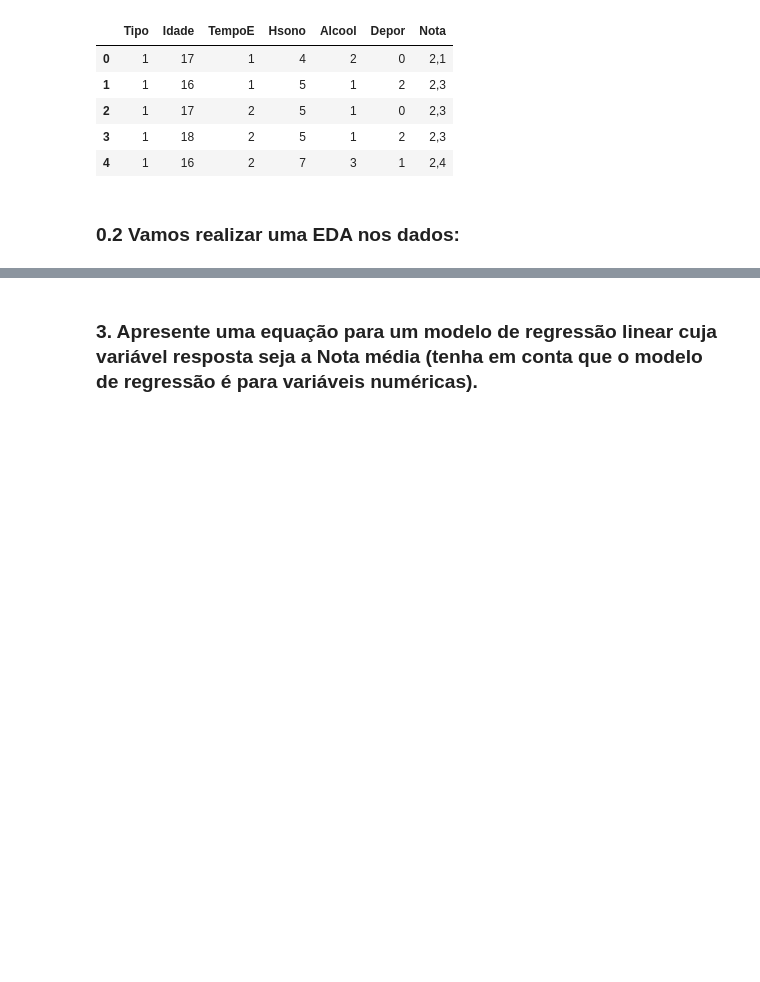
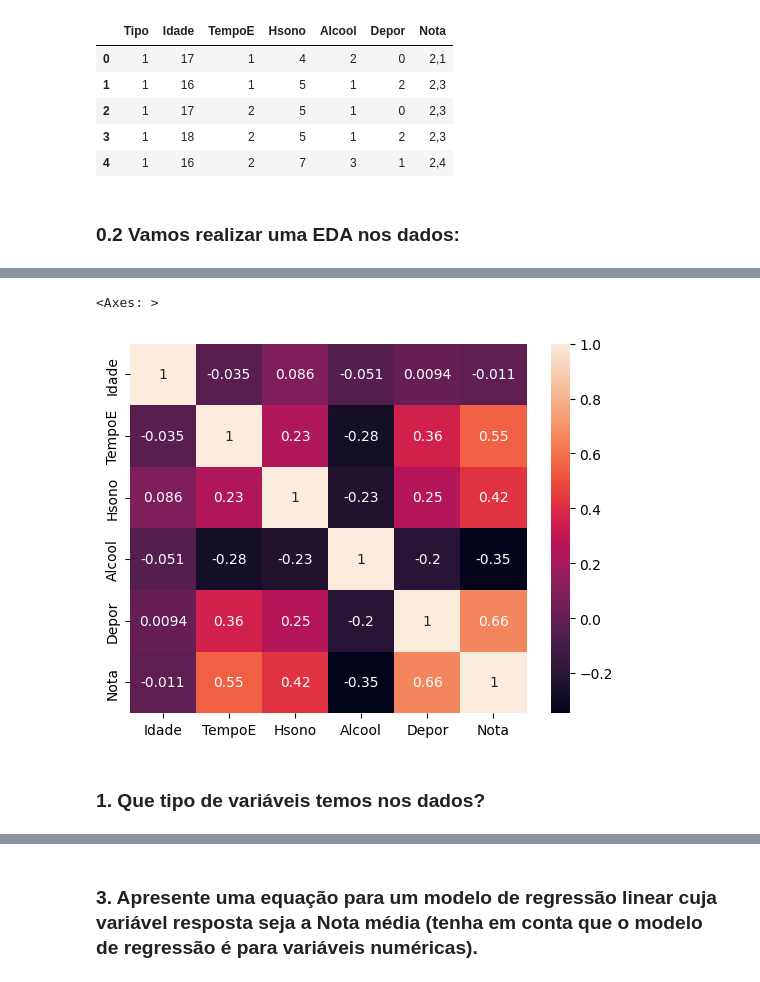
Before and after one commit to Vieirbat/analise-regressao, a Jupyter notebook: p1.ipynb, the cells around one changed output, grey strips where cells are left out. Cells and saved outputs as stored; diff of their text form; code cells hidden in the pictures; blank space fills up the shorter version.

```diff
--- a/p1.ipynb
+++ b/p1.ipynb
@@ -40,0 +364,7 @@ dados = pd.read_csv('Estudantes.csv', sep=';', decimal='.')
+# %%
+sb.heatmap(dados.iloc[:,1:].corr(), annot=True)
+# %% [output]
+<Axes: >
+[figure, added]
+# %% [markdown]
+### 1. Que tipo de variáveis temos nos dados?
```
Also changed, not shown: parts of 85 cells of this notebook, 4 other files.
